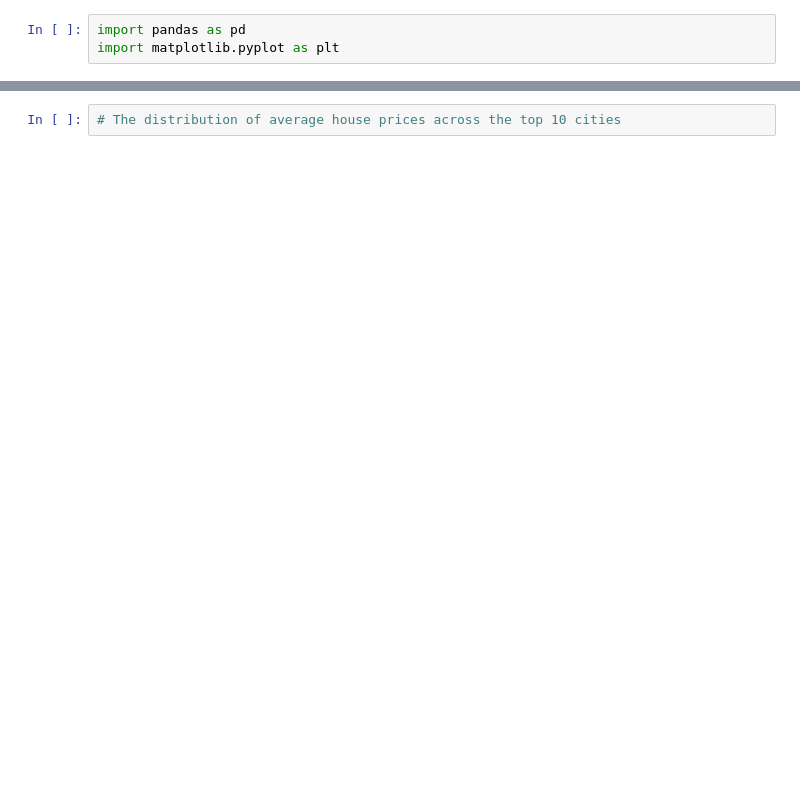
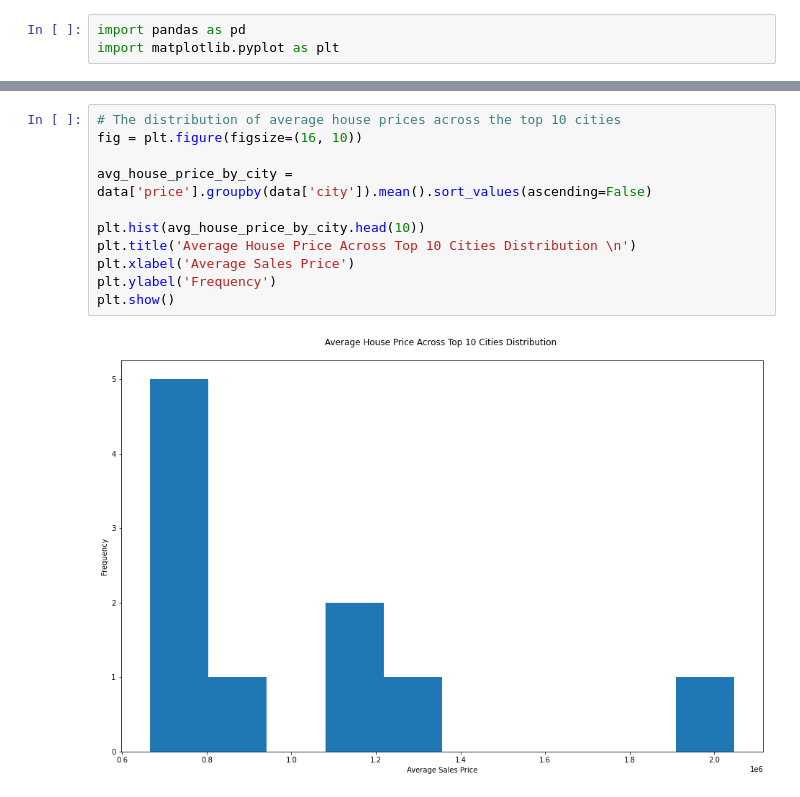
Before and after one commit to Beentha/stutern, a Jupyter notebook: module7assignment4.ipynb, the cells around one changed output, grey strips where cells are left out. Cells and saved outputs as stored; diff of their text form; blank space fills up the shorter version.

```diff
--- a/module7assignment4.ipynb
+++ b/module7assignment4.ipynb
@@ -26,2 +27,13 @@ plt.show()
-# %%
-# The distribution of average house prices across the top 10 cities
+# %%
+# The distribution of average house prices across the top 10 cities
+fig = plt.figure(figsize=(16, 10))
+
+avg_house_price_by_city = data['price'].groupby(data['city']).mean().sort_values(ascending=False)
+
+plt.hist(avg_house_price_by_city.head(10))
+plt.title('Average House Price Across Top 10 Cities Distribution \n')
+plt.xlabel('Average Sales Price')
+plt.ylabel('Frequency')
+plt.show()
+# %% [output]
+[figure, added]
```
Also changed, not shown: parts of 8 cells of this notebook.
